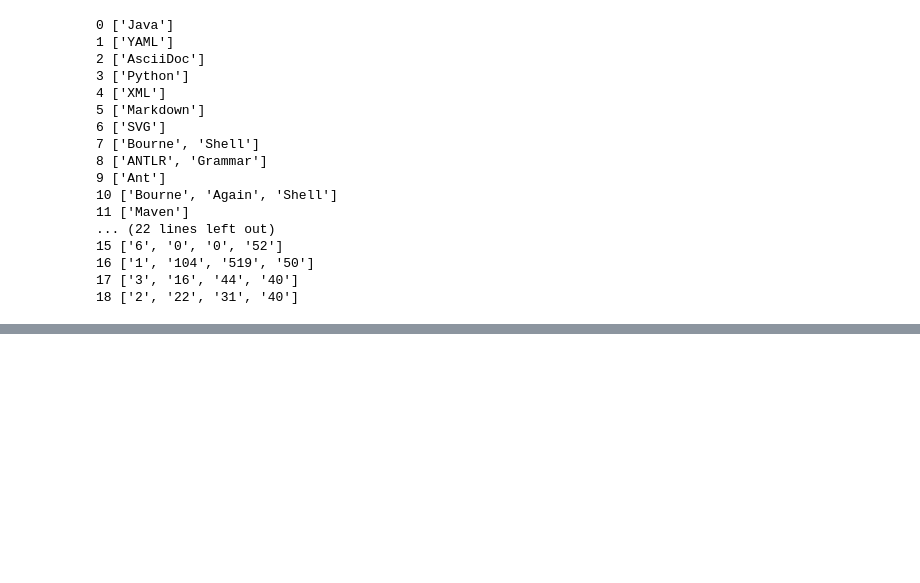
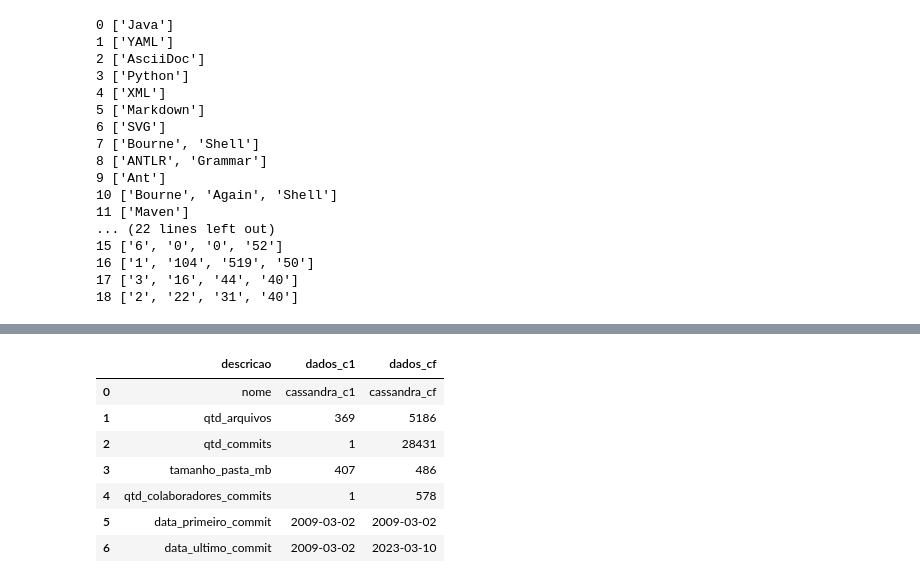
Before and after one commit to armandossrecife/teste, a Jupyter notebook: git_teste_cassandra.ipynb, the cells around one changed output, grey strips where cells are left out. Cells and saved outputs as stored; diff of their text form; code cells hidden in the pictures; blank space fills up the shorter version.

```diff
--- a/git_teste_cassandra.ipynb
+++ b/git_teste_cassandra.ipynb
@@ -147,0 +180,31 @@ for linha in linguagens_encontradas:
+# %%
+# Quantidade de arquivos na pasta cassandra
+qtd_arquivos = !find cassandra_cf -type f | wc -l
+
+# Quantidade de commits do repositorio cassandra
+qtd_commits = !cd cassandra_cf && git log --oneline | grep -c .
+
+# Tamanho (MB) da pasta cassandra
+tamanho_pasta_mb = !du -hs --block-size=1M cassandra_cf | cut -f1
+
+# Quantidade de colaboradores (devs que commitaram pelo menos uma vez no projeto cassandra)
+qtd_colaboradores_commits = !cd cassandra_cf && git log --pretty=format:"%ae" | sort -u | grep -v "noreply.github.com" | wc -l
+
+# Data do primeiro commit do projeto cassandra
+data_primeiro_commit =!cd cassandra_cf && git log --reverse --pretty=format:%ad --date=short | head -1
+
+# Data do ultimo commit do projeto cassandra
+data_ultimo_commit = !cd cassandra_cf && git log -1 --pretty=format:%ad --date=short
+
+dict_info_repo_cf = {
+  'nome':'cassandra_cf',
+	'qtd_arquivos':qtd_arquivos,
+	'qtd_commits':qtd_commits,
+	'tamanho_pasta_mb':tamanho_pasta_mb,
+	'qtd_colaboradores_commits':qtd_colaboradores_commits,
+	'data_primeiro_commit':data_primeiro_commit,
+	'data_ultimo_commit':data_ultimo_commit,
+}
+
+df_info_repo_cf = pd.DataFrame(dict_info_repo_cf)
+df_info_repo_cf
@@ -226,0 +302,22 @@ memory usage: 888.0+ bytes
+# %%
+l_cf = df_info_repo_cf.columns.tolist()
+c_c1 = df_info_repo.iloc[0].to_list()
+c_cf = df_info_repo_cf.iloc[0].to_list()
+
+dict_repo= {
+    'descricao':l_cf,
+    'dados_c1':c_c1,
+    'dados_cf':c_cf
+}
+
+df_repo = pd.DataFrame(dict_repo)
+df_repo
+# %% [output]
+|  | descricao | dados_c1 | dados_cf |
+| 0 | nome | cassandra_c1 | cassandra_cf |
+| 1 | qtd_arquivos | 369 | 5186 |
+| 2 | qtd_commits | 1 | 28431 |
+| 3 | tamanho_pasta_mb | 407 | 486 |
+| 4 | qtd_colaboradores_commits | 1 | 578 |
+| 5 | data_primeiro_commit | 2009-03-02 | 2009-03-02 |
+| 6 | data_ultimo_commit | 2009-03-02 | 2023-03-10 |
```
Also changed, not shown: parts of 27 cells of this notebook.
